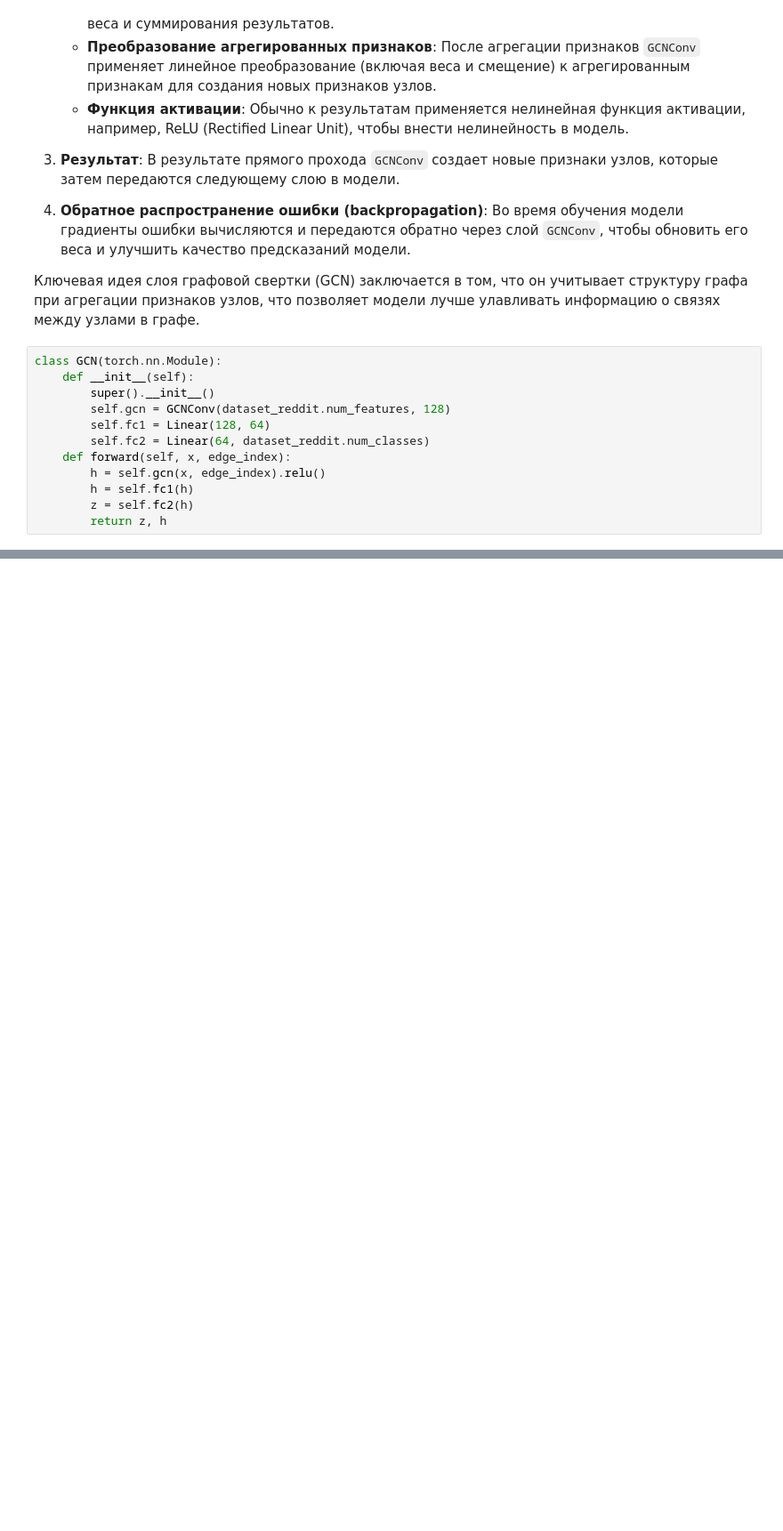
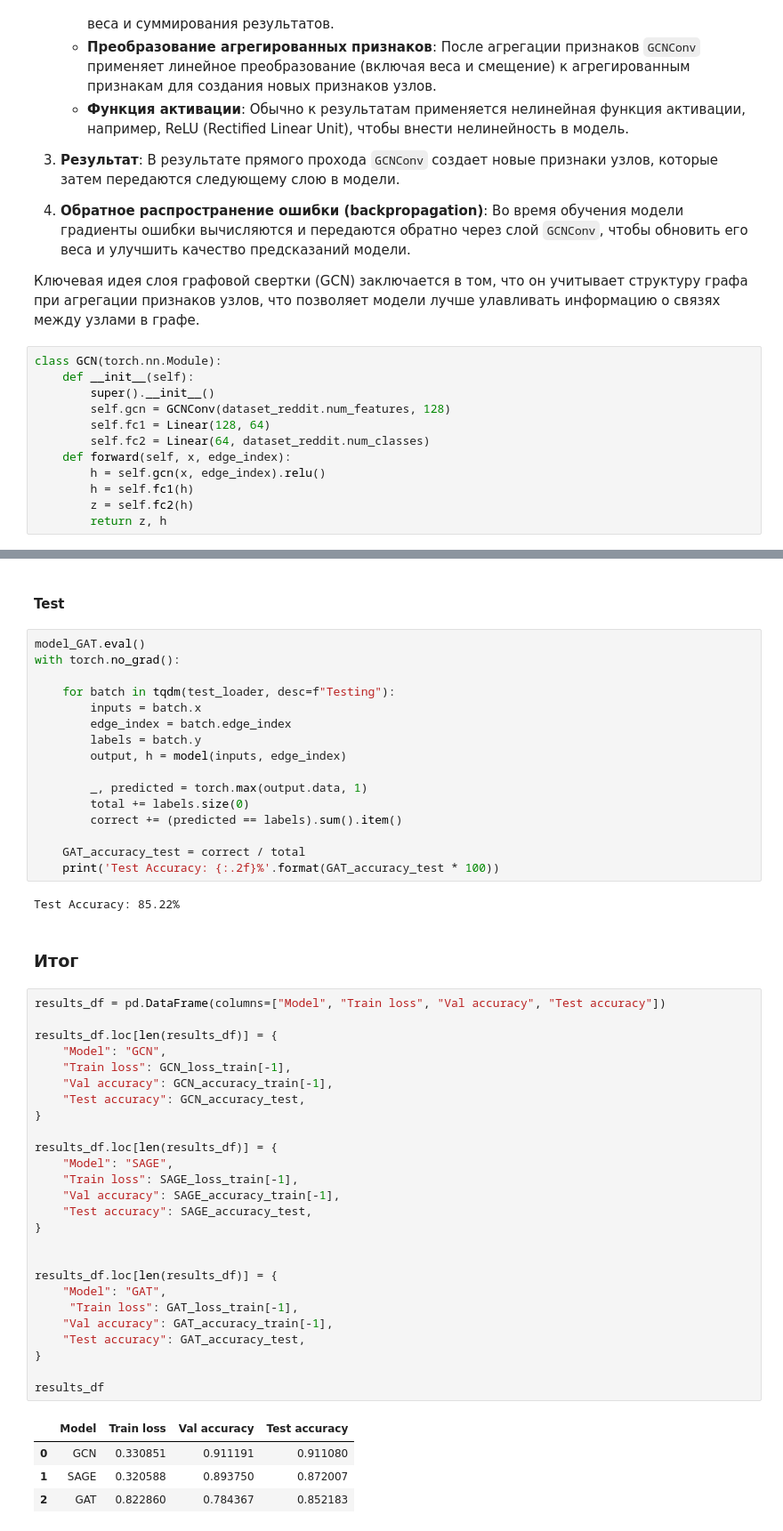
Before and after one commit to anpilove/DS-Graph, a Jupyter notebook: Reddit/Lab5_Anpilov_Kirill.ipynb, the cells around one changed output, grey strips where cells are left out. Shown at 89% size. Cells and saved outputs as stored; diff of their text form; blank space fills up the shorter version.

```diff
--- a/Reddit/Lab5_Anpilov_Kirill.ipynb
+++ b/Reddit/Lab5_Anpilov_Kirill.ipynb
@@ -541,0 +594,53 @@ plt.clf()
+# %% [markdown]
+#### Test
+# %%
+model_GAT.eval()
+with torch.no_grad():
+
+    for batch in tqdm(test_loader, desc=f"Testing"):
+        inputs = batch.x
+        edge_index = batch.edge_index
+        labels = batch.y
+        output, h = model(inputs, edge_index)
+
+        _, predicted = torch.max(output.data, 1)
+        total += labels.size(0)
+        correct += (predicted == labels).sum().item()
+
+    GAT_accuracy_test = correct / total
+    print('Test Accuracy: {:.2f}%'.format(GAT_accuracy_test * 100))
+# %% [output]
+Test Accuracy: 85.22%
+# %% [markdown]
+###  Итог
+# %%
+results_df = pd.DataFrame(columns=["Model", "Train loss", "Val accuracy", "Test accuracy"])
+
+results_df.loc[len(results_df)] = {
+    "Model": "GCN",
+    "Train loss": GCN_loss_train[-1],
+    "Val accuracy": GCN_accuracy_train[-1],
+    "Test accuracy": GCN_accuracy_test,
+}
+
+results_df.loc[len(results_df)] = {
+    "Model": "SAGE",
+    "Train loss": SAGE_loss_train[-1],
+    "Val accuracy": SAGE_accuracy_train[-1],
+    "Test accuracy": SAGE_accuracy_test,
+}
+
+
+results_df.loc[len(results_df)] = {
+    "Model": "GAT",
+     "Train loss": GAT_loss_train[-1],
+    "Val accuracy": GAT_accuracy_train[-1],
+    "Test accuracy": GAT_accuracy_test,
+}
+
+results_df
+# %% [output]
+|  | Model | Train loss | Val accuracy | Test accuracy |
+| 0 | GCN | 0.330851 | 0.911191 | 0.911080 |
+| 1 | SAGE | 0.320588 | 0.893750 | 0.872007 |
+| 2 | GAT | 0.822860 | 0.784367 | 0.852183 |
```
Also changed, not shown: parts of 31 cells of this notebook.
